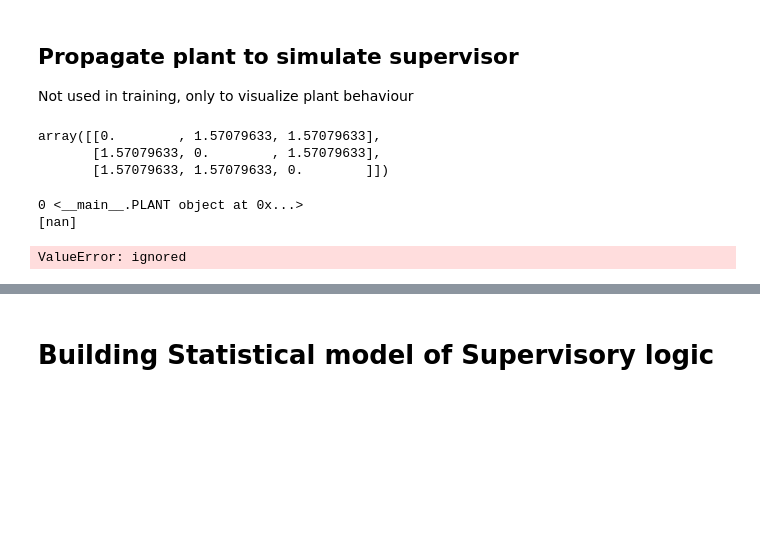
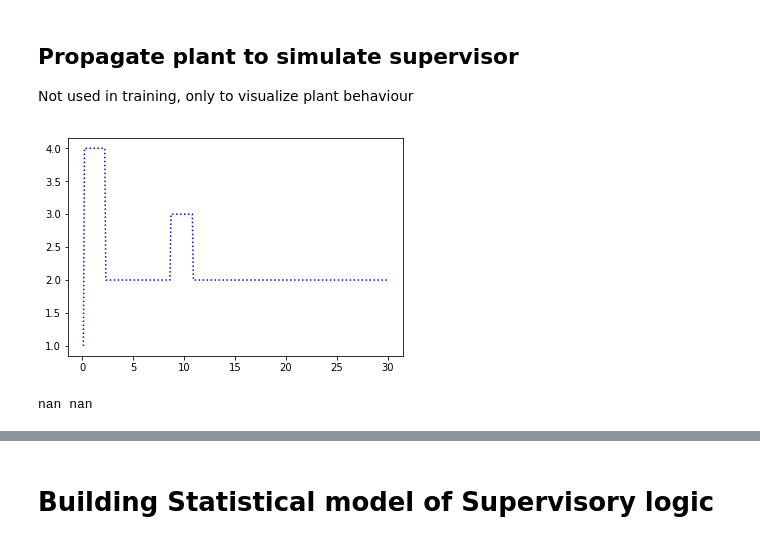
Before and after one commit to omanshuthapliyal/formationControl, a Jupyter notebook: SupervisoryControlAttack_formation_of_robots.ipynb, the cells around one changed output, grey strips where cells are left out. Drawn from its saved outputs; the diff is of its cells as text; code cells hidden in the pictures; blank space fills up the shorter version.

```diff
--- a/SupervisoryControlAttack_formation_of_robots.ipynb
+++ b/SupervisoryControlAttack_formation_of_robots.ipynb
@@ -159,26 +212,32 @@ yHISTORY = np.zeros_like(xHISTORY)
-# %%
-ROBOTS[2].psi_des
-# %% [output]
-array([[0.        , 1.57079633, 1.57079633],
-       [1.57079633, 0.        , 1.57079633],
-       [1.57079633, 1.57079633, 0.        ]])
-# %%
-xHISTORY[0][0] = 0
-xHISTORY[0][1] = 1.5
-xHISTORY[0][2] = 0.2
-xHISTORY[0][0] = 0
-xHISTORY[0][1] = 0
-xHISTORY[0][2] = 2
-for t in range(tHISTORY.size):
-  for i in range(3):
-    print(i, ROBOTS[i])
-    ROBOTS[i].propagate(SUP, i, dT)
-    xHISTORY[t+1][i] = ROBOTS[i].x[i]
-    yHISTORY[t+1][i] = ROBOTS[i].y[i]
-
-for i in range(3):
-    ax = plt.plot(xHISTORY[:][i], yHISTORY[:][i])
-# %% [output]
-0 <__main__.PLANT object at 0x...>
-[nan]
-ValueError: ignored
+# %%
+# Initial parameters for running plant
+# r = np.array([0.5, 1.2, 2])
+r = np.array([1, 1.2, 2])
+ROBOTS = PLANT(r)
+tSim = 30
+SUPER = supervisor()
+tHISTORY = np.zeros((int(tSim/ROBOTS.dt)+1,1))
+xHISTORY = np.zeros((tHISTORY.size,3))
+yHISTORY = np.zeros_like(xHISTORY)
+thetaHISTORY = np.zeros_like(xHISTORY)
+modeHISTORY = np.zeros_like(tHISTORY)
+for t in range(tHISTORY.size):
+# Looping across time
+  for i in range(3):
+    # Looping over robots
+    xHISTORY[t][i] = ROBOTS.x[i]
+    yHISTORY[t][i] = ROBOTS.y[i]
+    thetaHISTORY[t][i] = ROBOTS.theta[i]
+    modeHISTORY[t] = ROBOTS.modes[2]
+    tHISTORY[t] = ROBOTS.t
+    ROBOTS.propagate(SUPER,i)
+
+  ROBOTS.t += ROBOTS.dt
+# %%
+# Plotting mode change for Robot 3
+plt.plot(tHISTORY, modeHISTORY, colors[i])
+plt.show()
+print(modeHISTORY.max(), modeHISTORY.min())
+# %% [output]
+[figure, added]
+nan nan
```
Also changed, not shown: parts of 6 cells of this notebook.
